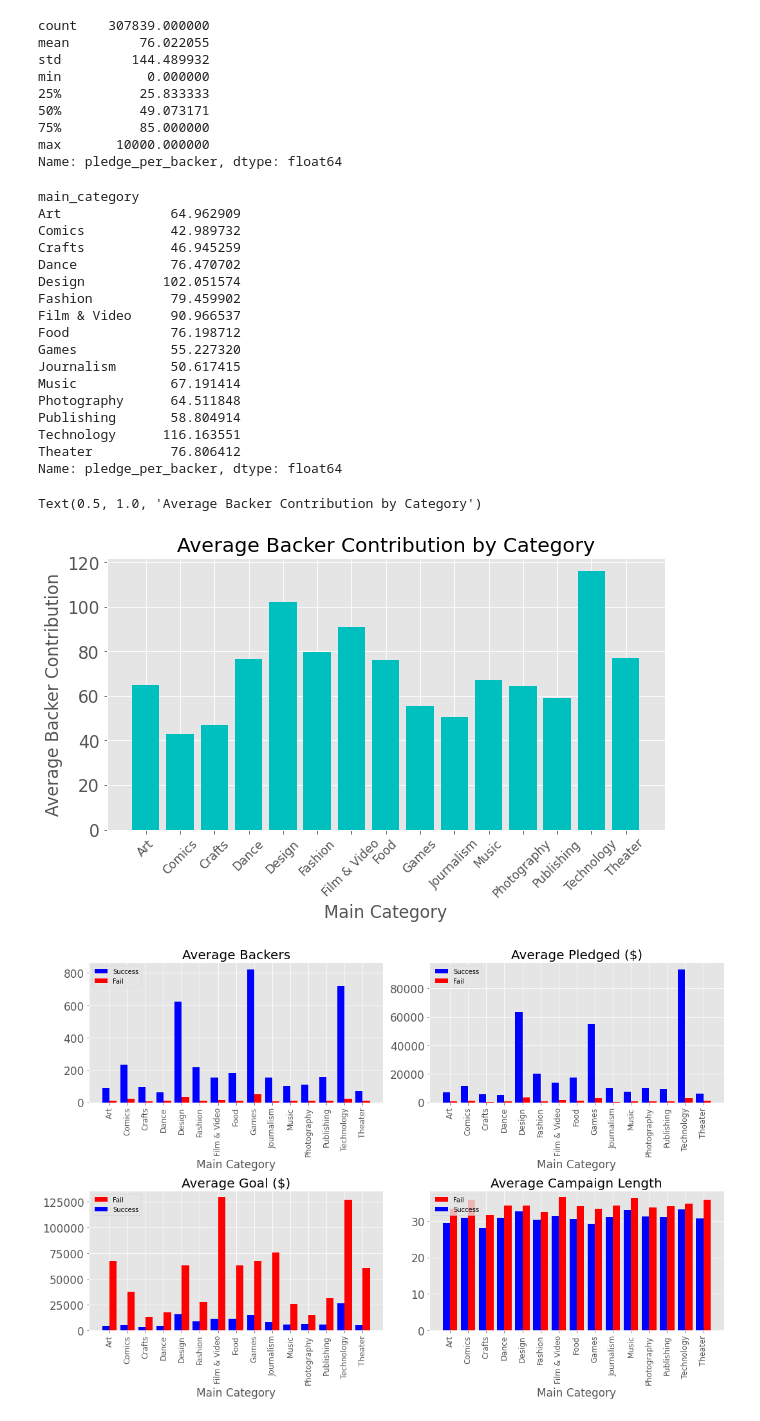
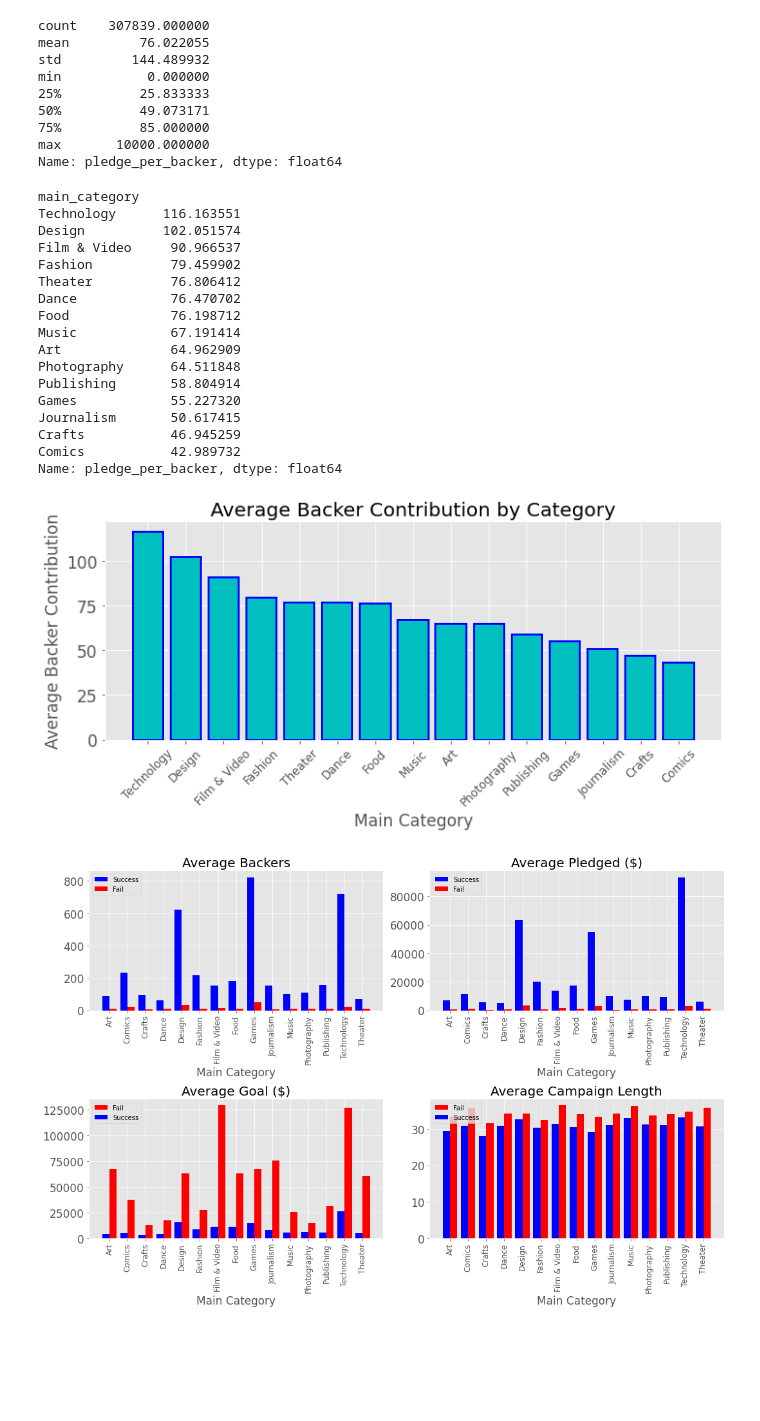
Before and after one commit to benkarlsberg/Ensemble-Deep-Learning-Model-Predict-Kickstarter-Success, a Jupyter notebook: EDA.ipynb, the cells around one changed output. Cells and saved outputs as stored; diff of their text form; code cells hidden in the pictures; blank space fills up the shorter version.

```diff
--- a/EDA.ipynb
+++ b/EDA.ipynb
@@ -590,38 +630,41 @@ min           0.000000
 max       10000.000000
 Name: pledge_per_backer, dtype: float64
 # %%
-pledge_per_backer_category = df.groupby('main_category')['pledge_per_backer'].mean()
+pledge_per_backer_category = df.groupby('main_category')['pledge_per_backer'].mean().sort_values(ascending = False)
 pledge_per_backer_category
 # %% [output]
 main_category
+Technology      116.163551
+Design          102.051574
+Film & Video     90.966537
+Fashion          79.459902
+Theater          76.806412
+Dance            76.470702
+Food             76.198712
+Music            67.191414
 Art              64.962909
-Comics           42.989732
-Crafts           46.945259
-Dance            76.470702
-Design          102.051574
-Fashion          79.459902
-Film & Video     90.966537
-Food             76.198712
+Photography      64.511848
+Publishing       58.804914
 Games            55.227320
 Journalism       50.617415
-Music            67.191414
-Photography      64.511848
-Publishing       58.804914
-Technology      116.163551
-Theater          76.806412
+Crafts           46.945259
+Comics           42.989732
 Name: pledge_per_backer, dtype: float64
 # %%
 fig, ax = plt.subplots(1, figsize = (10,5))
 
-ax.bar(pledge_per_backer_category.index, pledge_per_backer_category.values, color = 'c')
+ax.bar(pledge_per_backer_category.index, pledge_per_backer_category.values, color = 'c', edgecolor = 'b',linewidth = '2')
 
 ax.set_xticklabels(pledge_per_backer_category.index, rotation=45, size = 12)
 ax.set_xlabel('Main Category')
 ax.set_ylabel('Average Backer Contribution')
 ax.set_title('Average Backer Contribution by Category')
+# ax.grid(False)
+
+plt.tight_layout()
+plt.savefig('images/contribution_per_backer.jpg')
 # %% [output]
-Text(0.5, 1.0, 'Average Backer Contribution by Category')
-[figure, old version]
+[figure, new version]
 # %%
 # compare properties of sucesses and failures
 successes = df[df['state']==1].groupby('main_category')[['backers', 'usd_pledged_real', 'usd_goal_real', 'active_days']].mean()
```
Also changed, not shown: parts of 5 cells of this notebook, 11 other files.
